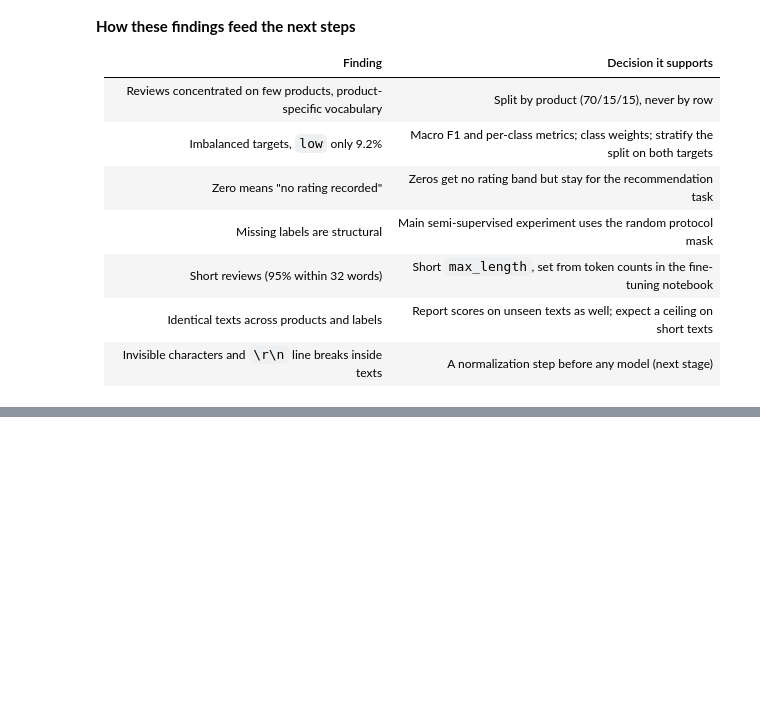
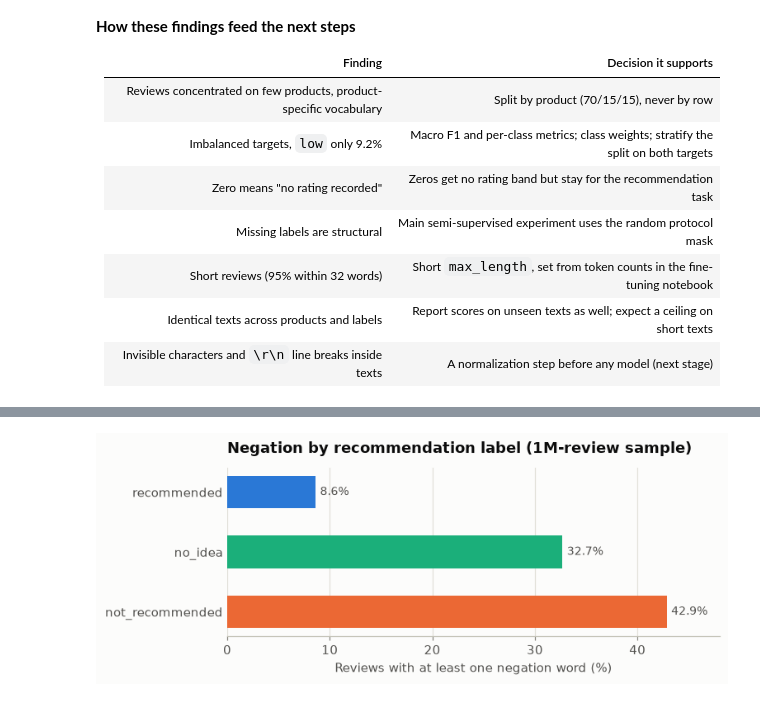
Before and after one commit to alidarviish/digikala-review-analysis, a Jupyter notebook: notebooks/01_descriptive_analysis.ipynb, the cells around one changed output, grey strips where cells are left out. Cells and saved outputs as stored; diff of their text form; code cells hidden in the pictures; blank space fills up the shorter version.

```diff
--- a/notebooks/01_descriptive_analysis.ipynb
+++ b/notebooks/01_descriptive_analysis.ipynb
@@ -1118,0 +1328,14 @@ test set as it is and also report scores on the test reviews whose text never ap
+# %%
+NEGATIONS = [
+    "نه", "نیست", "نبود", "نداره", "ندارد", "نداشت",
+    "نمی", "نمیشه", "نمیکنه", "نمیکنم", "نکنید", "نخرید",
+]  # fmt: skip
+negation_columns = [word_vectorizer.vocabulary_[w] for w in NEGATIONS if w in word_vectorizer.vocabulary_]
+sample["has_negation"] = np.asarray(word_counts[:, negation_columns].sum(axis=1)).ravel() > 0
+
+negation_by_label = sample.groupby(sample["recommendation"].fillna("missing"))["has_negation"].mean() * 100
+negation_by_band = sample.groupby(sample["rating_band"].fillna("missing"))["has_negation"].mean() * 100
+display(
+    negation_by_label.loc[LABELS].to_frame("with negation (%)"),
+    negation_by_band.loc[["low", "medium", "high", "missing"]].to_frame("with negation (%)"),
+)
@@ -1118,0 +1355,16 @@ test set as it is and also report scores on the test reviews whose text never ap
+# %%
+shown = negation_by_label.loc[["recommended", "no_idea", "not_recommended"]]
+fig, ax = plt.subplots(figsize=(7, 2.4))
+plotting.hbar(
+    ax,
+    labels=list(shown.index),
+    values=list(shown),
+    colors=[plotting.RECOMMENDATION_COLORS[c] for c in shown.index],
+    value_labels=[f"{v:.1f}%" for v in shown],
+    xlabel="Reviews with at least one negation word (%)",
+)
+ax.set_title("Negation by recommendation label (1M-review sample)")
+plotting.save(fig, "negation_by_label")
+plt.show()
+# %% [output]
+[figure, added]
```
Also changed, not shown: parts of 16 cells of this notebook, 3 other files.
